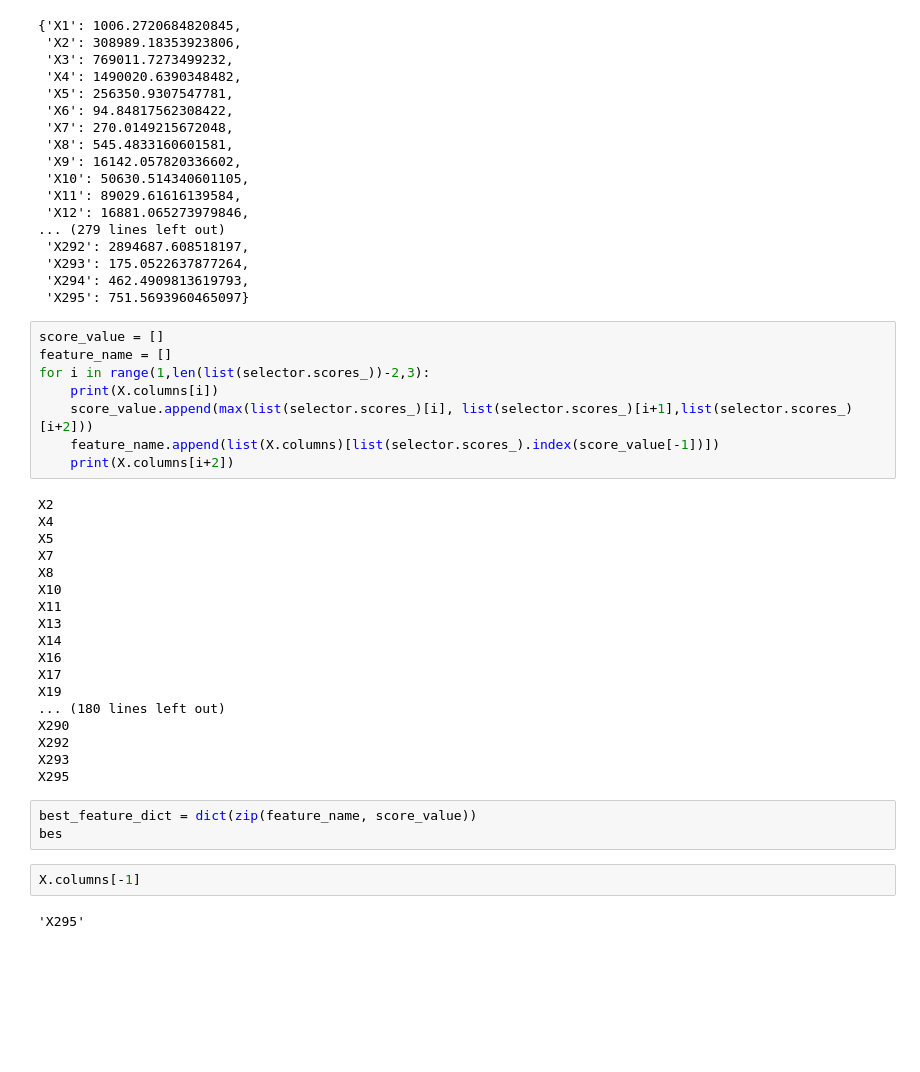
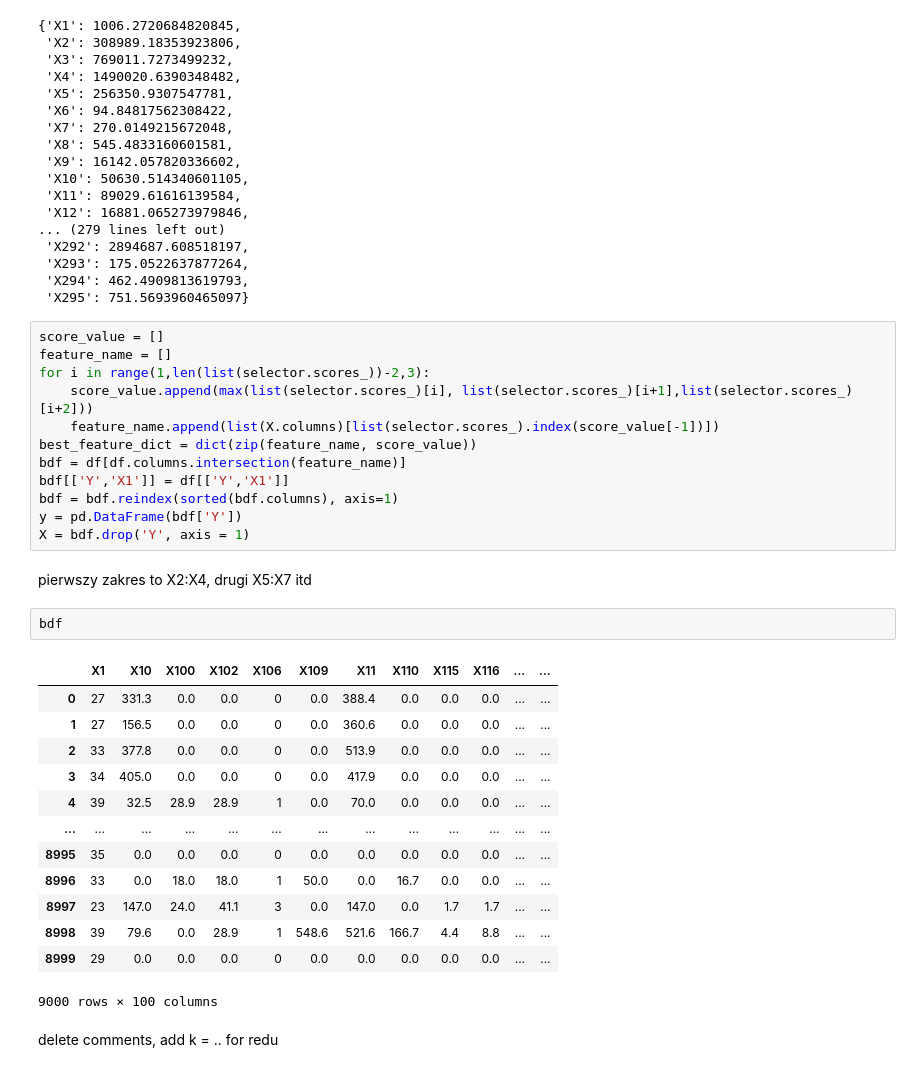
Before and after one commit to yaaqbp/xai, a Jupyter notebook: best_features.ipynb, the cells around one changed output. Saved outputs shown, nothing was run; the diff lists cells and outputs as text; blank space fills up the shorter version.

Commit message:
best time perspective from each category in bdf frame

```diff
--- a/best_features.ipynb
+++ b/best_features.ipynb
@@ -59,32 +79,31 @@ feature_scoring
 score_value = []
 feature_name = []
 for i in range(1,len(list(selector.scores_))-2,3):
-    print(X.columns[i])
     score_value.append(max(list(selector.scores_)[i], list(selector.scores_)[i+1],list(selector.scores_)[i+2]))
     feature_name.append(list(X.columns)[list(selector.scores_).index(score_value[-1])])
-    print(X.columns[i+2])
+best_feature_dict = dict(zip(feature_name, score_value))
+bdf = df[df.columns.intersection(feature_name)]
+bdf[['Y','X1']] = df[['Y','X1']]
+bdf = bdf.reindex(sorted(bdf.columns), axis=1)
+y = pd.DataFrame(bdf['Y'])
+X = bdf.drop('Y', axis = 1)
-# %% [output]
-X2
-X4
-X5
-X7
-X8
-X10
-X11
-X13
-X14
-X16
-X17
-X19
-... (180 lines left out)
-X290
-X292
-X293
-X295
-# %%
-best_feature_dict = dict(zip(feature_name, score_value))
-bes
-# %%
-X.columns[-1]
-# %% [output]
-'X295'
+# %% [markdown]
+pierwszy zakres to X2:X4, drugi X5:X7 itd
+# %%
+bdf
+# %% [output]
+|  | X1 | X10 | X100 | X102 | X106 | X109 | X11 | X110 | X115 | X116 | ... | ... |
+| 0 | 27 | 331.3 | 0.0 | 0.0 | 0 | 0.0 | 388.4 | 0.0 | 0.0 | 0.0 | ... | ... |
+| 1 | 27 | 156.5 | 0.0 | 0.0 | 0 | 0.0 | 360.6 | 0.0 | 0.0 | 0.0 | ... | ... |
+| 2 | 33 | 377.8 | 0.0 | 0.0 | 0 | 0.0 | 513.9 | 0.0 | 0.0 | 0.0 | ... | ... |
+| 3 | 34 | 405.0 | 0.0 | 0.0 | 0 | 0.0 | 417.9 | 0.0 | 0.0 | 0.0 | ... | ... |
+| 4 | 39 | 32.5 | 28.9 | 28.9 | 1 | 0.0 | 70.0 | 0.0 | 0.0 | 0.0 | ... | ... |
+| ... | ... | ... | ... | ... | ... | ... | ... | ... | ... | ... | ... | ... |
+| 8995 | 35 | 0.0 | 0.0 | 0.0 | 0 | 0.0 | 0.0 | 0.0 | 0.0 | 0.0 | ... | ... |
+| 8996 | 33 | 0.0 | 18.0 | 18.0 | 1 | 50.0 | 0.0 | 16.7 | 0.0 | 0.0 | ... | ... |
+| 8997 | 23 | 147.0 | 24.0 | 41.1 | 3 | 0.0 | 147.0 | 0.0 | 1.7 | 1.7 | ... | ... |
+| 8998 | 39 | 79.6 | 0.0 | 28.9 | 1 | 548.6 | 521.6 | 166.7 | 4.4 | 8.8 | ... | ... |
+| 8999 | 29 | 0.0 | 0.0 | 0.0 | 0 | 0.0 | 0.0 | 0.0 | 0.0 | 0.0 | ... | ... |
+9000 rows × 100 columns
+# %% [markdown]
+delete comments, add k = .. for redu
```
Also changed, not shown: parts of 11 cells of this notebook.
